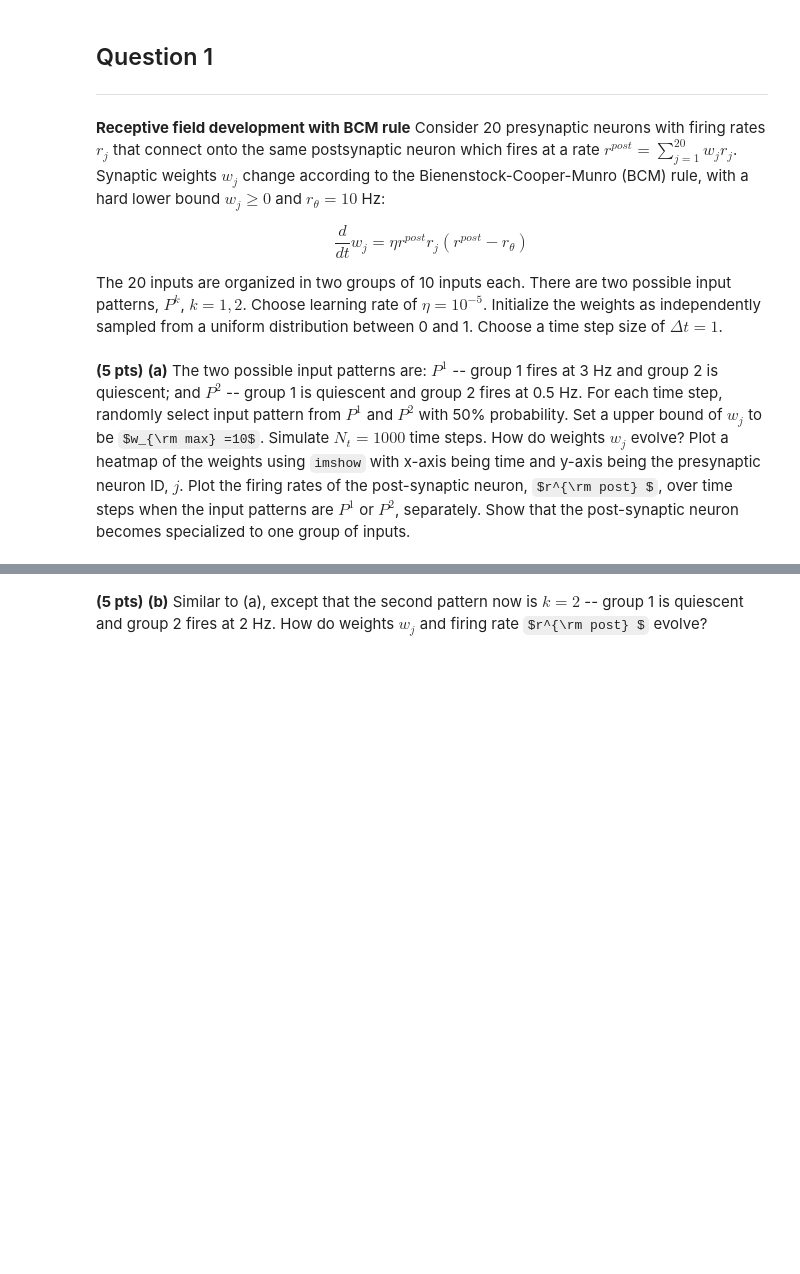
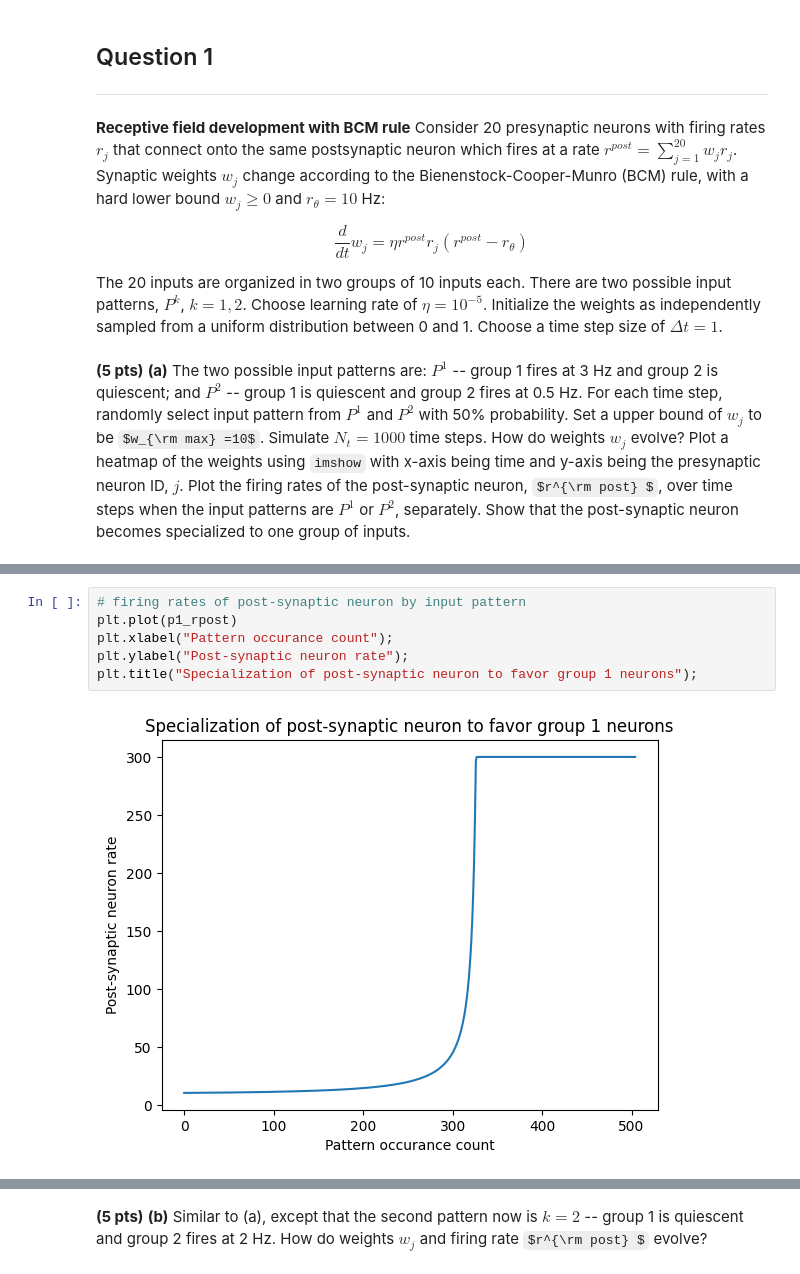
Before and after one commit to ssocolow/comp-neuro, a Jupyter notebook: assignment_07.ipynb, the cells around one changed output, grey strips where cells are left out. Drawn from its saved outputs; the diff is of its cells as text; some formulas as TeX source; blank space fills up the shorter version.

```diff
--- a/assignment_07.ipynb
+++ b/assignment_07.ipynb
@@ -25,0 +100,8 @@ The 20 inputs are organized in two groups of 10 inputs each. There are two possi
+# %%
+# firing rates of post-synaptic neuron by input pattern
+plt.plot(p1_rpost)
+plt.xlabel("Pattern occurance count");
+plt.ylabel("Post-synaptic neuron rate");
+plt.title("Specialization of post-synaptic neuron to favor group 1 neurons");
+# %% [output]
+[figure, added]
```
Also changed, not shown: parts of 42 cells of this notebook.
